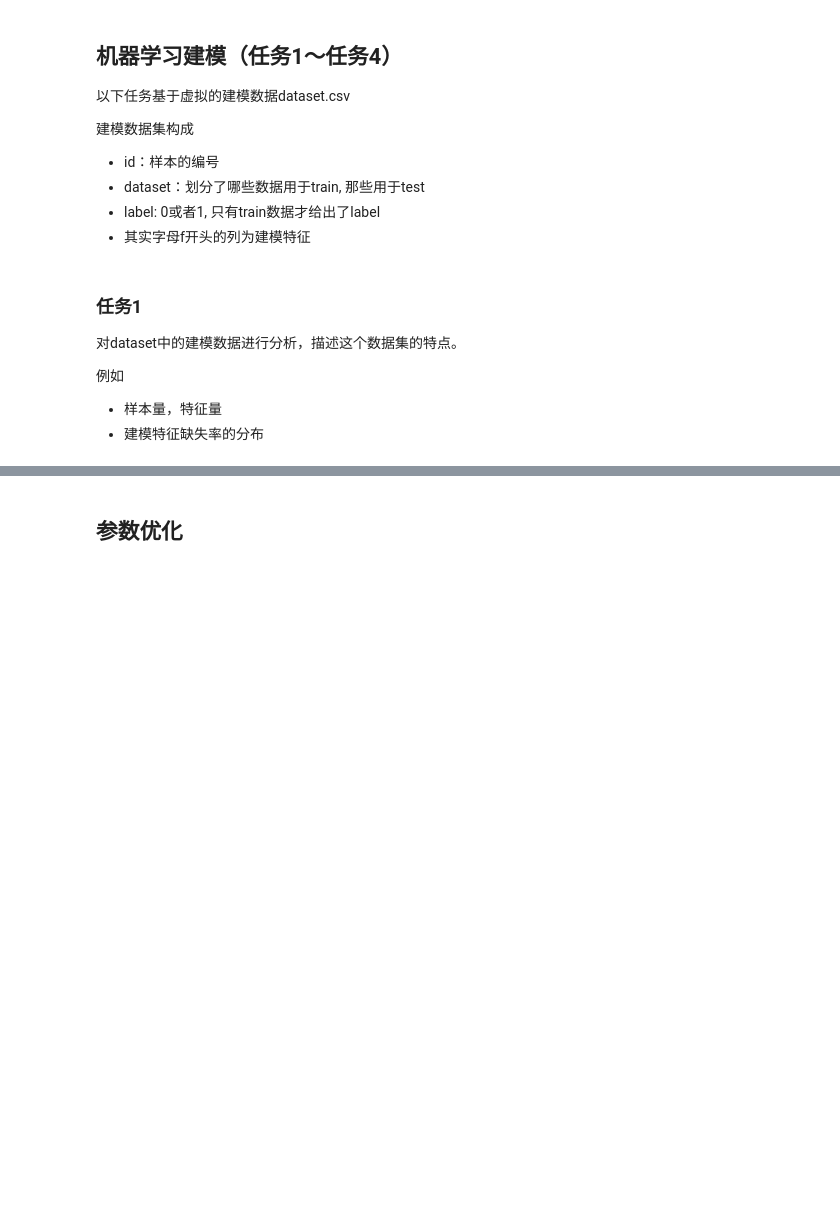
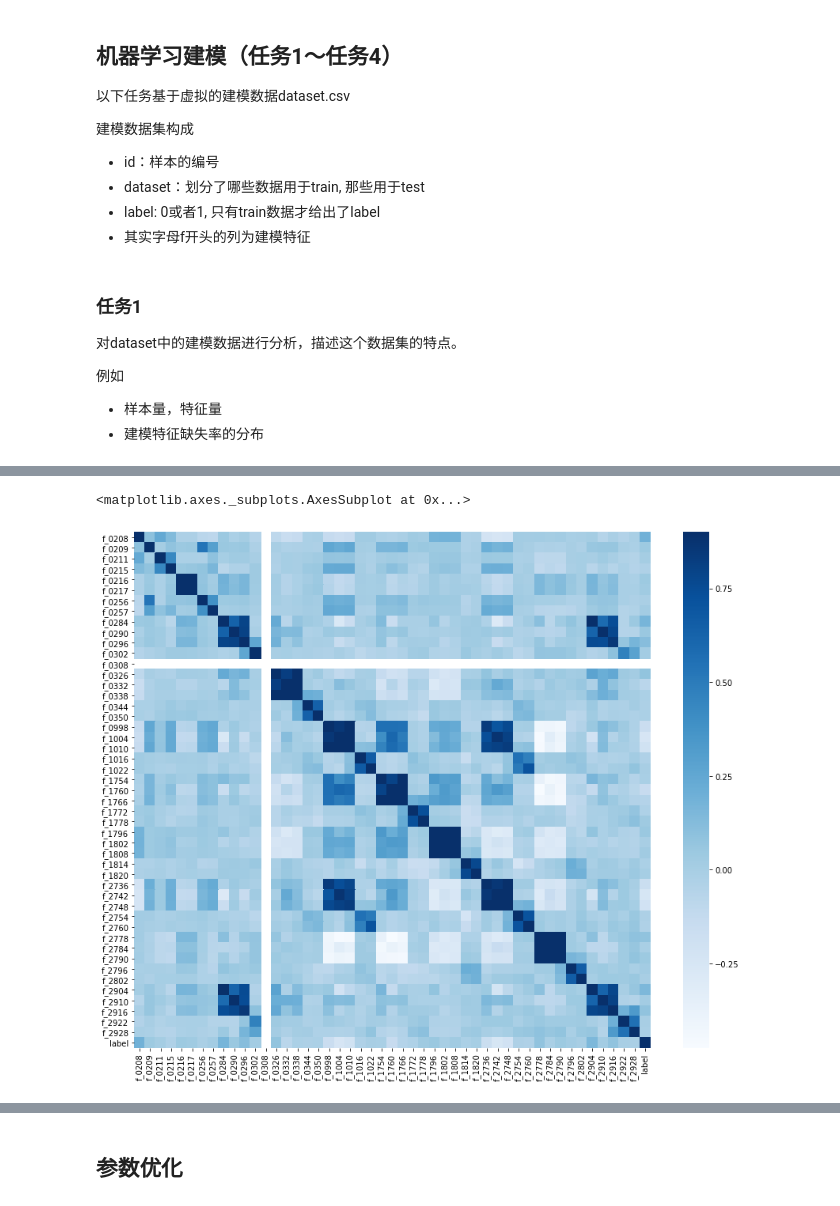
Before and after one commit to houyushan/sklearn, a Jupyter notebook: sklearn机器学习.ipynb, the cells around one changed output, grey strips where cells are left out. Drawn from its saved outputs; the diff is of its cells as text; code cells hidden in the pictures; blank space fills up the shorter version.

```diff
--- a/sklearn机器学习.ipynb
+++ b/sklearn机器学习.ipynb
@@ -224,0 +53,42 @@ Series(y_pred).to_csv('xgboost.csv')
+# %%
+###1.2 对特征进行筛选 ###
+
+train_data = new_data[new_data['dataset']== "train"]#由于test集中数据dataset为空,因此我只用训练集进行重新切分训练集和测试集
+new_model_data = train_data #训练数据作为新模型数据
+new_model_data
+new_model_data1 = new_model_data.drop(['id','dataset'],axis=1)
+# 各个特征缺失值比率
+new_model_data1.isnull().sum()/len(new_model_data1)*100
+# 按缺失值率小于20%的阈值筛选
+a = new_model_data1.isnull().sum()/len(new_model_data1)*100 # 保存缺失值
+variables = new_model_data1.columns
+variable = []
+for i in range(0,1843):
+    if a[i]<=10:
+        variable.append(variables[i])
+variable
+new_model_data1 = new_model_data1[variable] # 赛选出缺失值小于等于10的列，获得49个特征
+
+
+# #可视化特征有效数据量,由高到低排列
+# # 获取各个特征下非空数据量， 并按特征非空数据数由高到低排列，展示成柱状图
+# new_model_data1.plot(kind='bar',figsize=(15,10))
+
+# 特征相关性分析
+corr = new_model_data1.corr()
+plt.subplots(figsize=(15,12))
+sns.heatmap(corr,vmax=0.9,cmap="Blues",square=True)
+# 从相关性可以看出各个特征的相关性高低，将相关性高的特征删除，留下互相之间相关性低的特征
+#    可以看出：f_0208 f_0209 f_0211 f_0216 f_0284 f_0326 f_0344 f_0998 f_1016 f_1772 f_1796 f_1814 f_2778 f_2796 f_2922 互相之间相关性较低
+
+
+
+
+
+# #### 1.3拆分训练集和测试集 ####
+# # 分割数据，25%用于测试集
+# from sklearn.model_selection import train_test_split
+# X_train,X_test,y_train,y_test = train_test_split(full_X,y,test_size=0.25,random_state=33)
+# %% [output]
+<matplotlib.axes._subplots.AxesSubplot at 0x...>
+[figure, added]
```
Also changed, not shown: parts of 28 cells of this notebook, 6 other files.
